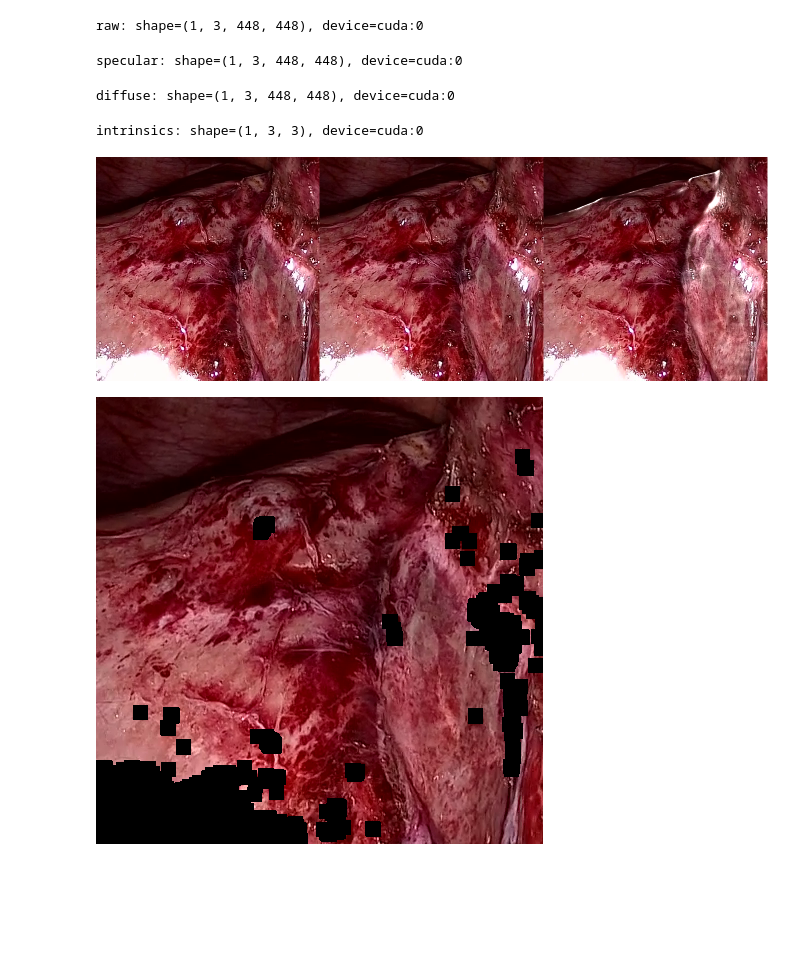
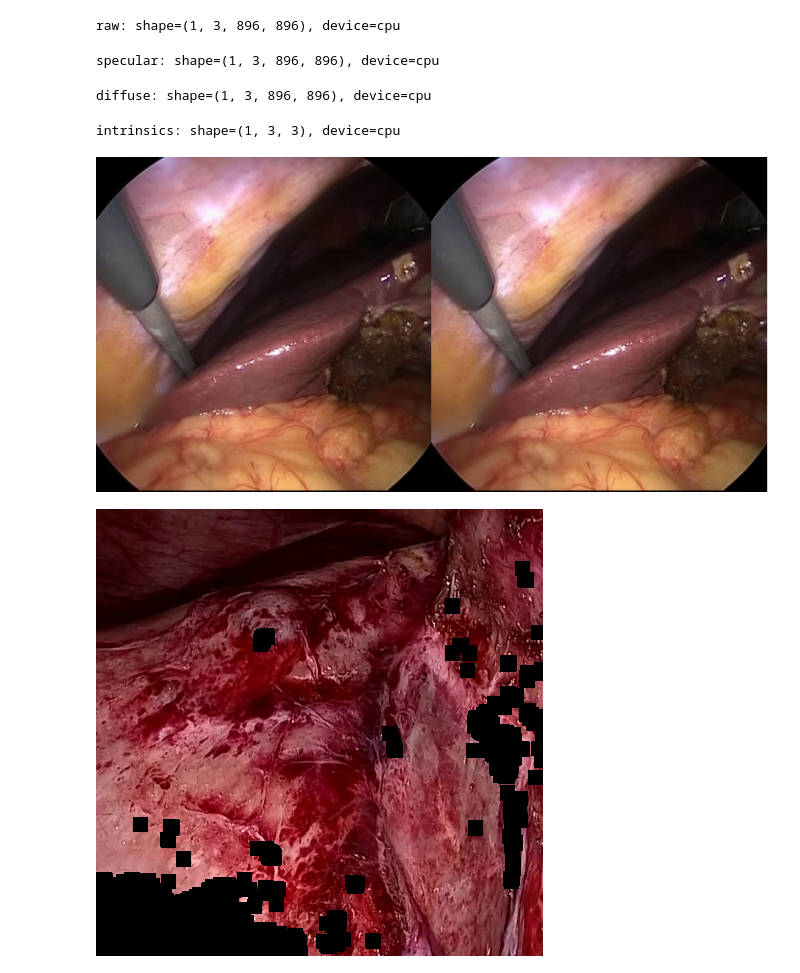
Before and after one commit to alberto-rota/UnReflectAnything, a Jupyter notebook: sandboxes/dataset_workshop.ipynb, the cells around one changed output. Saved outputs shown, nothing was run; the diff lists cells and outputs as text; code cells hidden in the pictures; blank space fills up the shorter version.

Commit message:
Add resize+crop option to dataset loading. Will not mess with aspect ratio

```diff
--- a/sandboxes/dataset_workshop.ipynb
+++ b/sandboxes/dataset_workshop.ipynb
@@ -26,6 +23,6 @@ from main import load_and_process_config
 from dataset import from_config
 from utilities import tensor_dict_summarize
 
-config = load_and_process_config("config_train.yaml")
+config = load_and_process_config("../config_train.yaml")
 dataset = from_config(config)["training"]
 # %% [output]
@@ -46,36 +43,36 @@ DATASET  [15:10:08]   ✓ Created training dataset for CROMO: 3030 samples from
 # %%
 dataloader = torch.utils.data.DataLoader(dataset, batch_size=1, shuffle=True)
-highlighter = PolarHighlighter(width=448, height=448).cuda()
+# highlighter = PolarHighlighter(width=448, height=448).cuda()
 
 for batch in dataloader:
     batch = {
         k: v.cuda() if isinstance(v, torch.Tensor) and torch.cuda.is_available() else v
         for k, v in batch.items()
     }
     tensor_dict_summarize(batch)
-    highlighted = highlighter(
-        batch["diffuse"],
-        noise=0.03,
-        noise_type=config.NOISE_TYPE,
-        noise_octaves=config.NOISE_OCTAVES,
-        noise_persistence=config.NOISE_PERSISTENCE,
-        surface_roughness=config.SURFACE_ROUGHNESS,
-        intensity=config.INTENSITY,
-    )
+    # highlighted = highlighter(
+    #     batch["diffuse"],
+    #     noise=0.03,
+    #     noise_type=config.NOISE_TYPE,
+    #     noise_octaves=config.NOISE_OCTAVES,
+    #     noise_persistence=config.NOISE_PERSISTENCE,
+    #     surface_roughness=config.SURFACE_ROUGHNESS,
+    #     intensity=config.INTENSITY,
+    # )
     rgb(
         panelize(
-            rgb(batch["raw"], as_tensor=True, resize=(448, 448)),
-            rgb(batch["diffuse"], as_tensor=True, resize=(448, 448)),
-            rgb(highlighted["rgb_highlighted"], as_tensor=True, resize=(448, 448)),
+            rgb(batch["raw"], as_tensor=True,),
+            rgb(batch["diffuse"], as_tensor=True,),
+            # rgb(highlighted["rgb_highlighted"], as_tensor=True, resize=(448, 448)),
         )
     )
     break
 # %% [output]
-raw: shape=(1, 3, 448, 448), device=cuda:0
+raw: shape=(1, 3, 896, 896), device=cpu
-specular: shape=(1, 3, 448, 448), device=cuda:0
+specular: shape=(1, 3, 896, 896), device=cpu
-diffuse: shape=(1, 3, 448, 448), device=cuda:0
+diffuse: shape=(1, 3, 896, 896), device=cpu
-intrinsics: shape=(1, 3, 3), device=cuda:0
+intrinsics: shape=(1, 3, 3), device=cpu
-[figure, old version]
+[figure, new version]
 # %%
 from polar_highlighter import get_soft_highlight_map
 real_highlight_soft_mask = get_soft_highlight_map(
```
Also changed, not shown: parts of 2 cells of this notebook, 4 other files.
